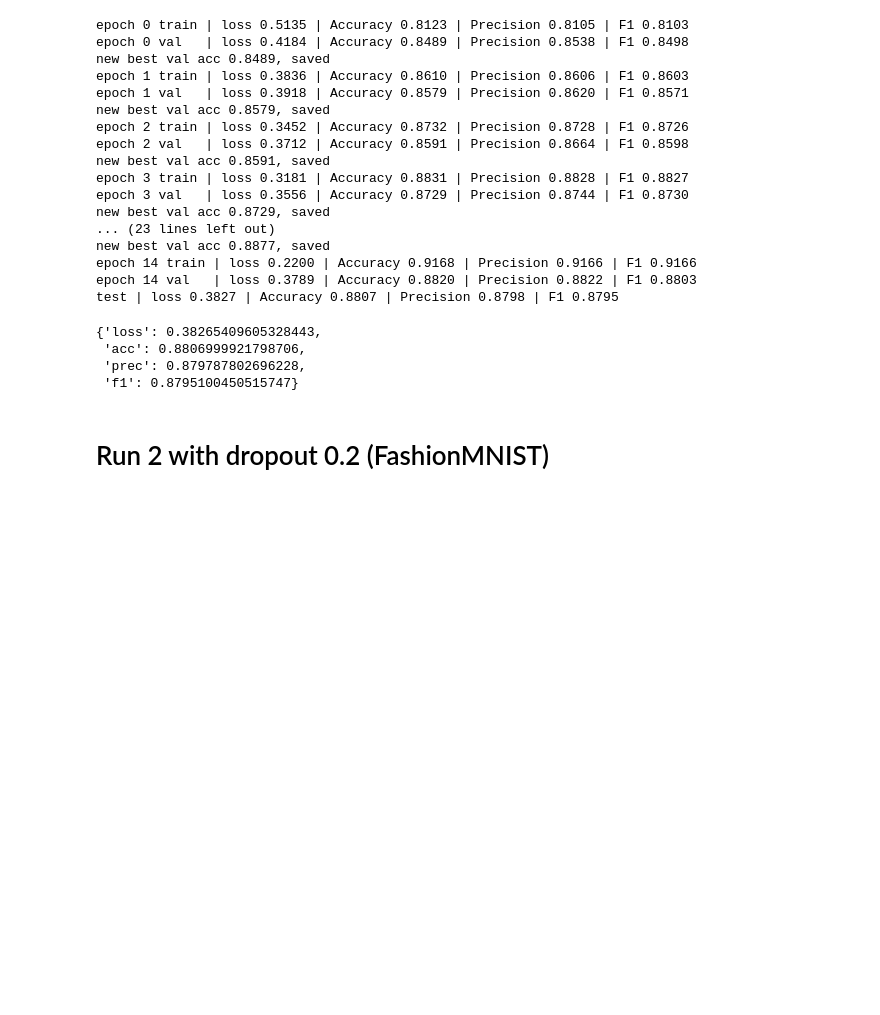
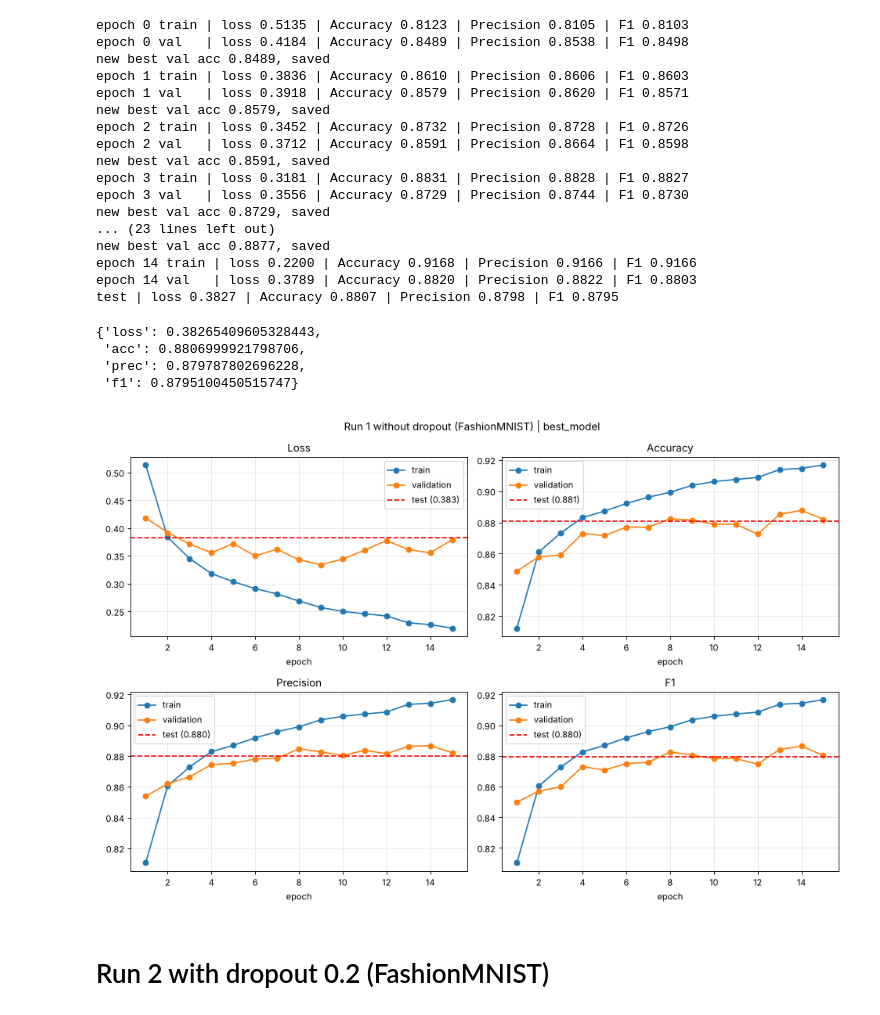
Before and after one commit to XerXes79/IDL-2026, a Jupyter notebook: Assignemnt 1/Assignment1.ipynb, the cells around one changed output. Saved outputs shown, nothing was run; the diff lists cells and outputs as text; code cells hidden in the pictures; blank space fills up the shorter version.

Commit message:
Plots

```diff
--- a/Assignemnt 1/Assignment1.ipynb
+++ b/Assignemnt 1/Assignment1.ipynb
@@ -302,18 +313,27 @@ def evaluate_model(**kwargs):
     print(f"test | loss {test_loss_total/len(test_loader):.4f} | "
           f"Accuracy {acc.compute():.4f} | Precision {prec.compute():.4f} | F1 {f1.compute():.4f}")
 
-    return {
+    result = {
         "loss": test_loss_total / len(test_loader),
         "acc": acc.compute().item(),
         "prec": prec.compute().item(),
         "f1": f1.compute().item(),
     }
+    # save the test result next to the training history: history_saved/<weights name>_test.csv
+    os.makedirs("history_saved", exist_ok=True)
+    name = os.path.splitext(os.path.basename(load_path))[0]
+    with open(f"history_saved/{name}_test.csv", "w", newline="") as f:
+        writer = csv.writer(f)
+        writer.writerow(result.keys())
+        writer.writerow(result.values())
+    return result
 # %% [markdown]
 # Make a plot of training, validation and test set metrics
 # %%
-def plot_history(history, test=None, title=""):
+def plot_history(history, test=None, title="", log_loss=False):
     """Plot train and validation curves per epoch (from train_model) for loss, accuracy,
-    precision and F1. The test result (from evaluate_model) is drawn as a dashed line."""
+    precision and F1. The test result (from evaluate_model) is drawn as a dashed line.
+    log_loss=True puts the loss panel on a log scale (useful when the loss starts huge)."""
     metrics = [("loss", "Loss"), ("acc", "Accuracy"), ("prec", "Precision"), ("f1", "F1")]
     epochs = range(1, len(history["train_loss"]) + 1)
 
@@ -324,12 +344,32 @@ def plot_history(history, test=None, title=""):
         if test is not None:
             ax.axhline(test[key], color="red", linestyle="--", label=f"test ({test[key]:.3f})")
         ax.set_title(name)
+        if key == "loss" and log_loss:
+            ax.set_yscale("log")
         ax.set_xlabel("epoch")
         ax.grid(alpha=0.3)
         ax.legend()
     fig.suptitle(title)
     fig.tight_layout()
     plt.show()
+
+
+def load_run(name, folder="history_saved"):
+    """Read a run back from its csv files. `name` is the weights file name,
+    with or without folder and .pt (e.g. "best_model_CNN_CIFAR" or "weights_saved/best_model_CNN_CIFAR.pt").
+    Returns (history, test); test is None if that run was never evaluated."""
+    name = os.path.basename(name)
+    if name.endswith(".pt"):
+        name = name[:-3]
+    with open(f"{folder}/{name}.csv", newline="") as f:
+        rows = list(csv.DictReader(f))
+    history = {k: [float(r[k]) for r in rows] for k in rows[0] if k != "epoch"}
+
+    test = None
+    if os.path.exists(f"{folder}/{name}_test.csv"):
+        with open(f"{folder}/{name}_test.csv", newline="") as f:
+            test = {k: float(v) for k, v in next(csv.DictReader(f)).items()}
+    return history, test
 # %% [markdown]
 # Run 1 without dropout (FashionMNIST)
 # %%
@@ -359,6 +399,13 @@ test | loss 0.3827 | Accuracy 0.8807 | Precision 0.8798 | F1 0.8795
  'acc': 0.8806999921798706,
  'prec': 0.879787802696228,
  'f1': 0.8795100450515747}
+# %%
+# Read back from the csv files in history_saved (no retraining needed)
+history, test = load_run("best_model")
+best = max(history["val_acc"])
+plot_history(history, test, title="Run 1 without dropout (FashionMNIST) | best_model")
+# %% [output]
+[figure, added]
 # %% [markdown]
 # Run 2 with dropout 0.2 (FashionMNIST)
 # %%
```
Also changed, not shown: parts of 22 cells of this notebook.
